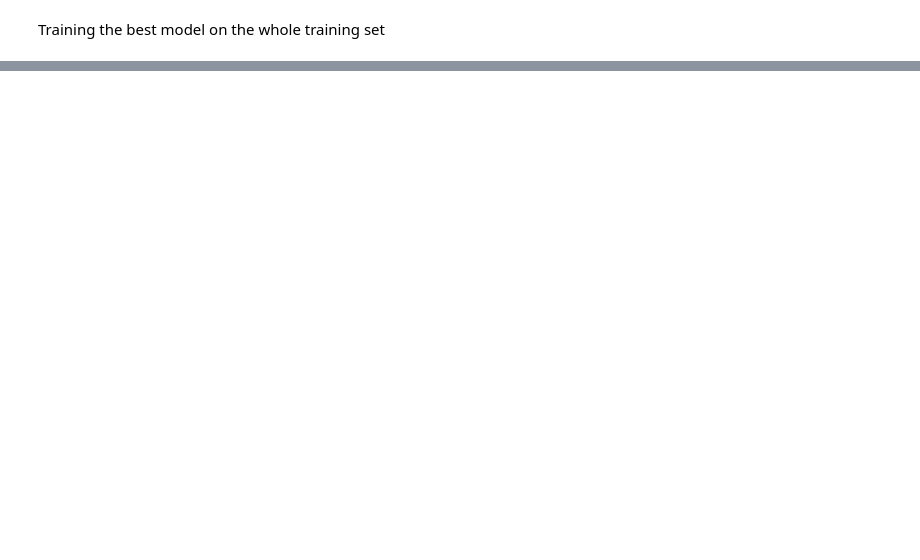
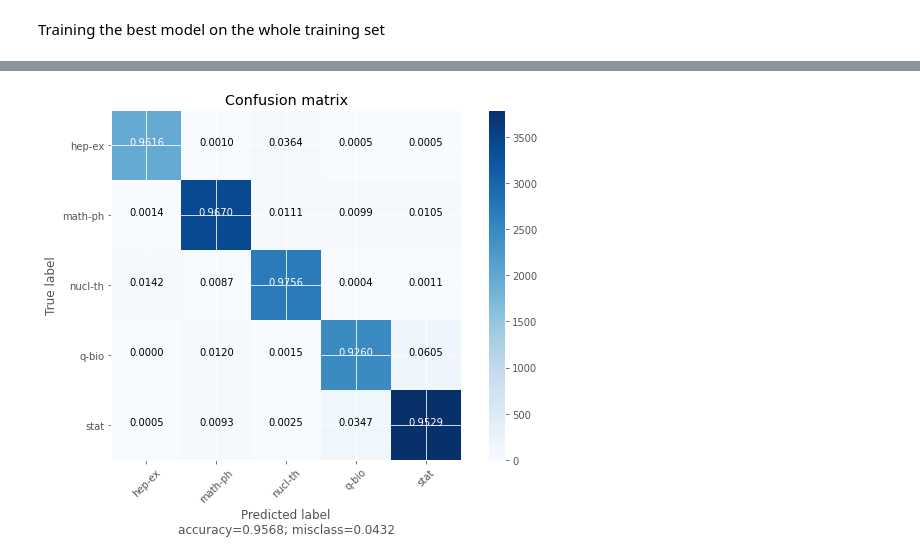
Before and after one commit to matteo-perillo/Abstracts-classification, a Jupyter notebook: 03_Neural network.ipynb, the cells around one changed output, grey strips where cells are left out. Drawn from its saved outputs; the diff is of its cells as text; code cells hidden in the pictures; blank space fills up the shorter version.

```diff
--- a/03_Neural network.ipynb
+++ b/03_Neural network.ipynb
@@ -320,0 +434,11 @@ Saving preprocessed_data.csv to preprocessed_data.csv
+# %%
+test_predicted_prob = model.predict(X_test)
+test_predicted_classes = test_predicted_prob.argmax(1)
+
+#Confusion matrix
+conf = confusion_matrix(encoded_y_test, test_predicted_classes)
+le_name_mapping = dict(zip(encoder.transform(encoder.classes_), encoder.classes_))
+class_codes = [le_name_mapping[i] for i in range(5)]
+plot_confusion_matrix(conf, class_codes)
+# %% [output]
+[figure, added]
```
Also changed, not shown: parts of 31 cells of this notebook.
